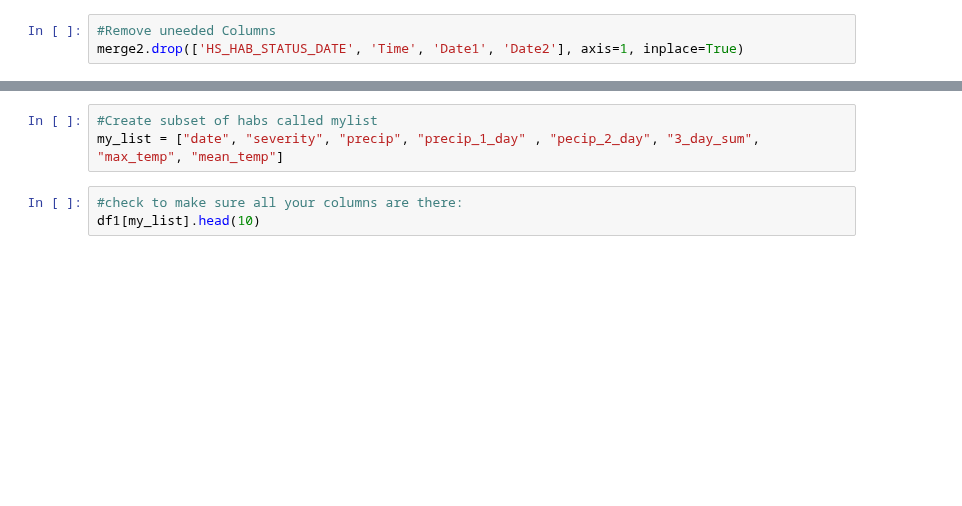
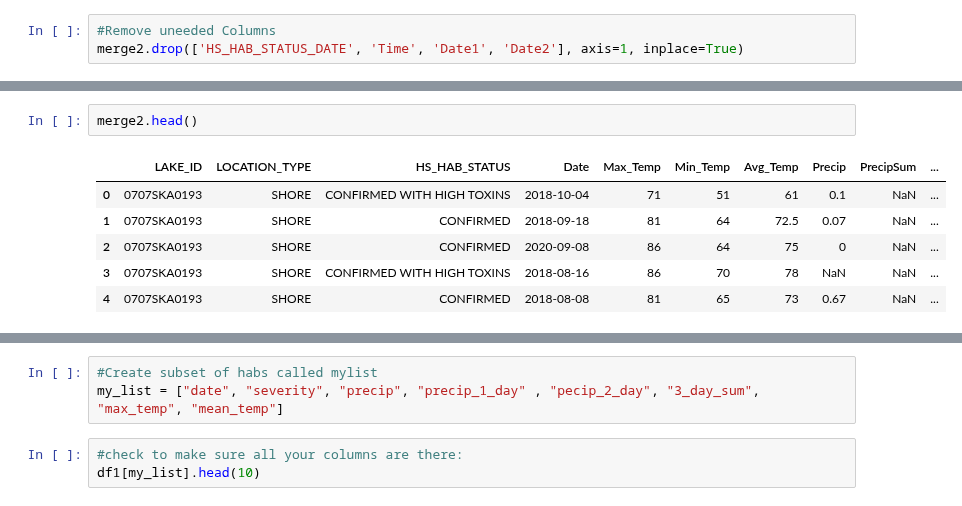
Before and after one commit to ChrisHarvey21/HABs, a Jupyter notebook: HABs.ipynb, the cells around one changed output, grey strips where cells are left out. Saved outputs shown, nothing was run; the diff lists cells and outputs as text; blank space fills up the shorter version.

```diff
--- a/HABs.ipynb
+++ b/HABs.ipynb
@@ -285,0 +284,9 @@ merge.head()
+# %%
+merge2.head()
+# %% [output]
+|  | LAKE_ID | LOCATION_TYPE | HS_HAB_STATUS | Date | Max_Temp | Min_Temp | Avg_Temp | Precip | PrecipSum | ... |
+| 0 | 0707SKA0193 | SHORE | CONFIRMED WITH HIGH TOXINS | 2018-10-04 | 71 | 51 | 61 | 0.1 | NaN | ... |
+| 1 | 0707SKA0193 | SHORE | CONFIRMED | 2018-09-18 | 81 | 64 | 72.5 | 0.07 | NaN | ... |
+| 2 | 0707SKA0193 | SHORE | CONFIRMED | 2020-09-08 | 86 | 64 | 75 | 0 | NaN | ... |
+| 3 | 0707SKA0193 | SHORE | CONFIRMED WITH HIGH TOXINS | 2018-08-16 | 86 | 70 | 78 | NaN | NaN | ... |
+| 4 | 0707SKA0193 | SHORE | CONFIRMED | 2018-08-08 | 81 | 65 | 73 | 0.67 | NaN | ... |
```
Also changed, not shown: parts of 4 cells of this notebook.
